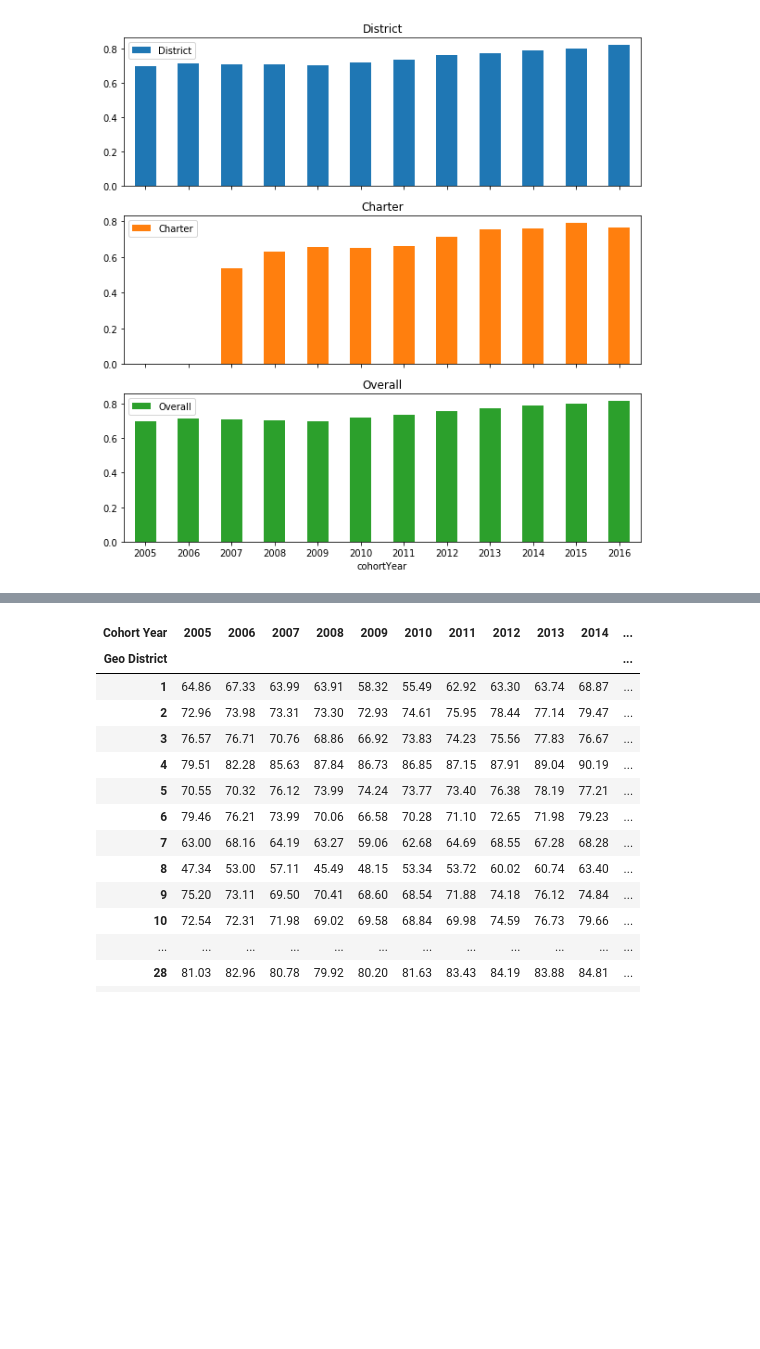
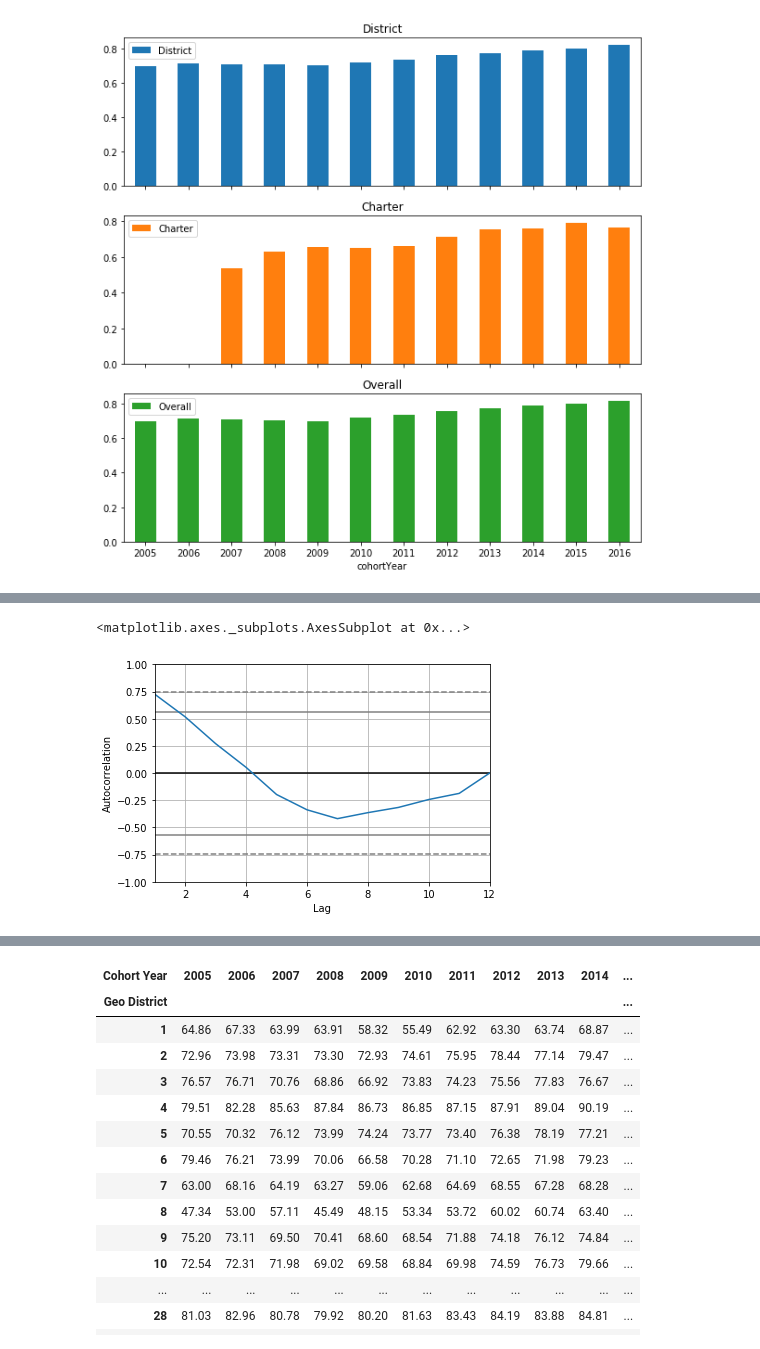
Before and after one commit to meiguan/covid19SchoolsNYC, a Jupyter notebook: eda_public_datasets.ipynb, the cells around one changed output, grey strips where cells are left out. Cells and saved outputs as stored; diff of their text form; code cells hidden in the pictures; blank space fills up the shorter version.

```diff
--- a/eda_public_datasets.ipynb
+++ b/eda_public_datasets.ipynb
@@ -152,0 +186,5 @@ posx and posy should be finite values
+# %%
+pd.plotting.autocorrelation_plot(grad_rates['District'])
+# %% [output]
+<matplotlib.axes._subplots.AxesSubplot at 0x...>
+[figure, added]
```
Also changed, not shown: parts of 35 cells of this notebook, 1 other file.
